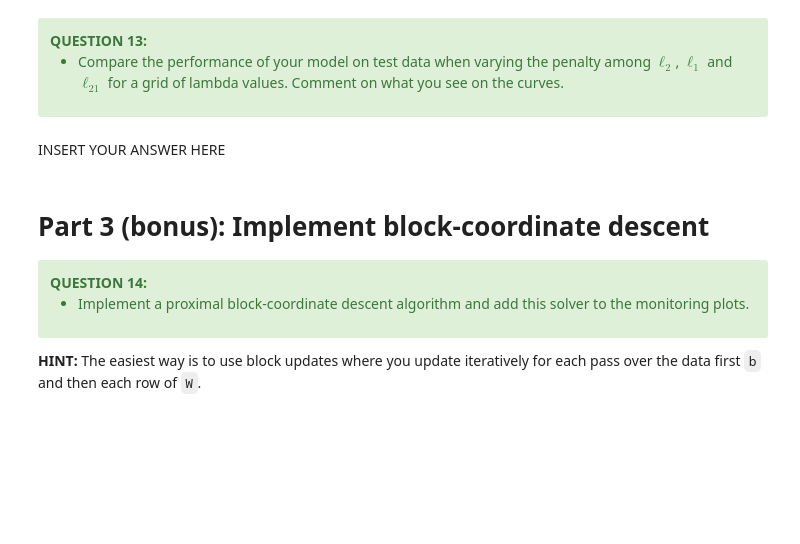
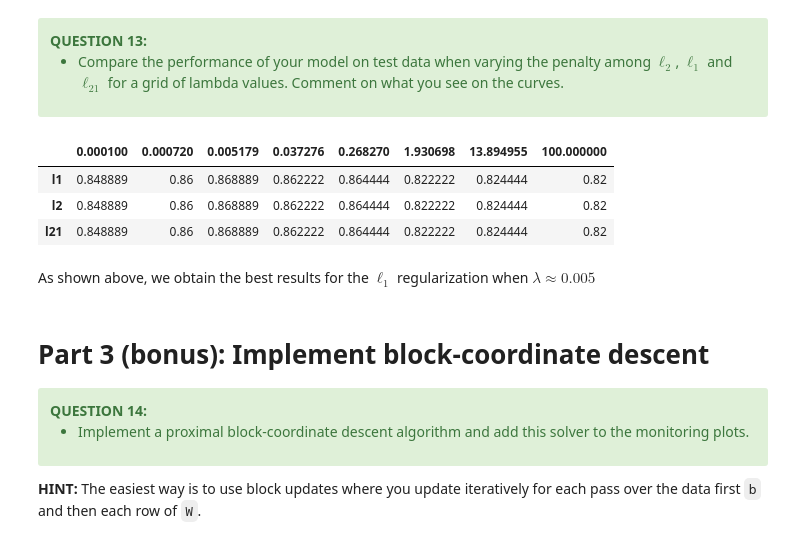
Before and after one commit to MariusAAROS/IPP-Optimisation-for-data-science, a Jupyter notebook: Projet/project_ortega_marius_and_adnan_wiam.ipynb, the cells around one changed output. Cells and saved outputs as stored; diff of their text form; code cells hidden in the pictures; blank space fills up the shorter version.

```diff
--- a/Projet/project_ortega_marius_and_adnan_wiam.ipynb
+++ b/Projet/project_ortega_marius_and_adnan_wiam.ipynb
@@ -1103,6 +1151,31 @@ class MultinomialLogistic(BaseEstimator, ClassifierMixin):
         Y = OneHotEncoder().fit_transform(y[:, None]).toarray()
         n_samples, n_features = X.shape
         # TODO
+        if self.penalty == 'l1':
+            prox = prox_l1
+        elif self.penalty == 'l2':
+            prox = prox_l2
+        elif self.penalty == 'l21':
+            prox = prox_l21
+
+        if self.solver == 'lbfgs':
+            x = multinomial_lbfgs_l2(X, Y, lbda=self.lbda)
+        if self.solver == 'pgd':
+            x, _ = pgd(x_init=x_init,
+                       grad=grad,
+                       prox=prox,
+                       n_iter=self.max_iter,
+                       step=step,
+                       grad_args=(X, Y),
+                       prox_args=(step, lbda, K))
+        elif self.solver == 'apgd':
+            x, _ = apgd(x_init=x_init,
+                        grad=grad,
+                        prox=prox,
+                        n_iter=self.max_iter,
+                        step=step,
+                        grad_args=(X, Y),
+                        prox_args=(step, lbda, K))
 
         # END TODO
         self.params_ = x
@@ -1167,15 +1248,30 @@ for solver in ['pgd', 'apgd']:
 </div>
 # %%
 from sklearn.model_selection import train_test_split
+import pandas as pd
 
 X_train, X_test, y_train, y_test = train_test_split(X, y_digits, random_state=42)
 lbda_grid = np.geomspace(1e-4, 1e2, 8)
 
 # TODO
+scores = []
+penalties = ['l1', 'l2', 'l21']
+for penalty in penalties:
+    for lbda in lbda_grid:
+        clf = MultinomialLogistic(lbda=lbda, penalty=penalty, max_iter=1000, solver='lbfgs')
+        clf.fit(X_train, y_train)
+        scores.append(clf.score(X_test, y_test))
 
+format_scores = pd.DataFrame(np.array(scores).reshape(3, 8), index=penalties, columns=lbda_grid)
+format_scores
 # END TODO
+# %% [output]
+|  | 0.000100 | 0.000720 | 0.005179 | 0.037276 | 0.268270 | 1.930698 | 13.894955 | 100.000000 |
+| l1 | 0.848889 | 0.86 | 0.868889 | 0.862222 | 0.864444 | 0.822222 | 0.824444 | 0.82 |
+| l2 | 0.848889 | 0.86 | 0.868889 | 0.862222 | 0.864444 | 0.822222 | 0.824444 | 0.82 |
+| l21 | 0.848889 | 0.86 | 0.868889 | 0.862222 | 0.864444 | 0.822222 | 0.824444 | 0.82 |
-# %% [markdown]
-INSERT YOUR ANSWER HERE
+# %% [markdown]
+As shown above, we obtain the best results for the $\ell_1$ regularization when $\lambda \approx 0.005$
 # %% [markdown]
 # Part 3 (bonus): Implement block-coordinate descent
 
```
Also changed, not shown: parts of 8 cells of this notebook.
